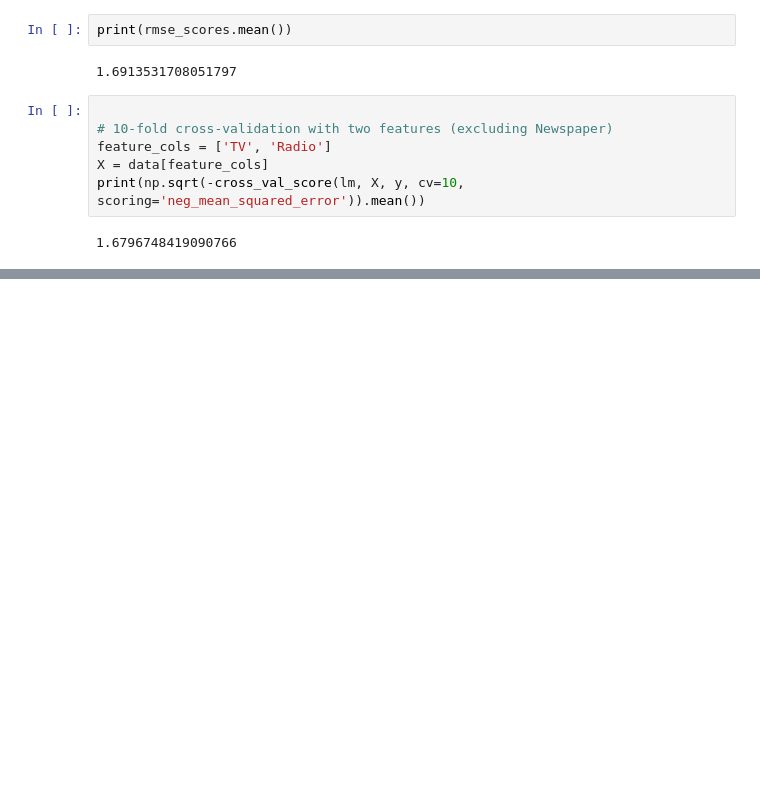
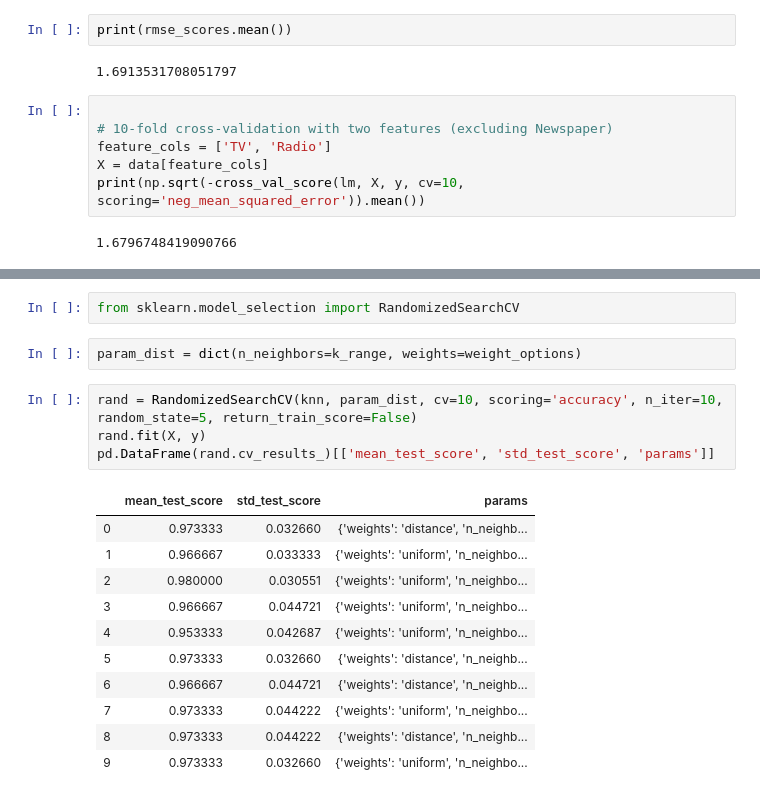
Before and after one commit to Alferdize/Machine-Learning-in-Python, a Jupyter notebook: path_of_ML/Scikit-learn/Untitled.ipynb, the cells around one changed output, grey strips where cells are left out. Cells and saved outputs as stored; diff of their text form; blank space fills up the shorter version.

```diff
--- a/path_of_ML/Scikit-learn/Untitled.ipynb
+++ b/path_of_ML/Scikit-learn/Untitled.ipynb
@@ -560,0 +742,20 @@ print(np.sqrt(-cross_val_score(lm, X, y, cv=10, scoring='neg_mean_squared_error'
+# %%
+from sklearn.model_selection import RandomizedSearchCV
+# %%
+param_dist = dict(n_neighbors=k_range, weights=weight_options)
+# %%
+rand = RandomizedSearchCV(knn, param_dist, cv=10, scoring='accuracy', n_iter=10, random_state=5, return_train_score=False)
+rand.fit(X, y)
+pd.DataFrame(rand.cv_results_)[['mean_test_score', 'std_test_score', 'params']]
+# %% [output]
+|  | mean_test_score | std_test_score | params |
+| 0 | 0.973333 | 0.032660 | {'weights': 'distance', 'n_neighb... |
+| 1 | 0.966667 | 0.033333 | {'weights': 'uniform', 'n_neighbo... |
+| 2 | 0.980000 | 0.030551 | {'weights': 'uniform', 'n_neighbo... |
+| 3 | 0.966667 | 0.044721 | {'weights': 'uniform', 'n_neighbo... |
+| 4 | 0.953333 | 0.042687 | {'weights': 'uniform', 'n_neighbo... |
+| 5 | 0.973333 | 0.032660 | {'weights': 'distance', 'n_neighb... |
+| 6 | 0.966667 | 0.044721 | {'weights': 'distance', 'n_neighb... |
+| 7 | 0.973333 | 0.044222 | {'weights': 'uniform', 'n_neighbo... |
+| 8 | 0.973333 | 0.044222 | {'weights': 'distance', 'n_neighb... |
+| 9 | 0.973333 | 0.032660 | {'weights': 'uniform', 'n_neighbo... |
```
Also changed, not shown: parts of 27 cells of this notebook.
